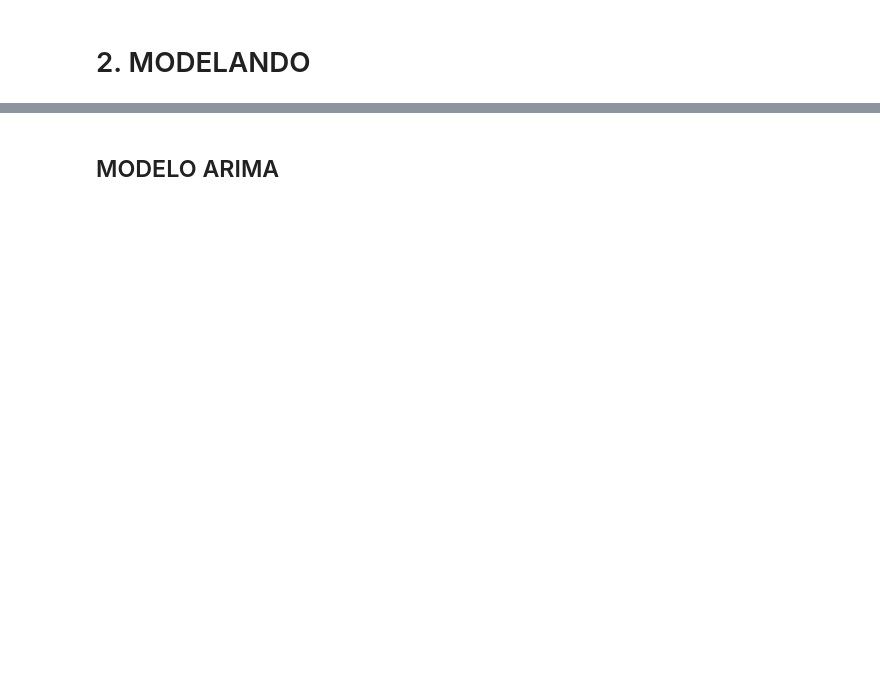
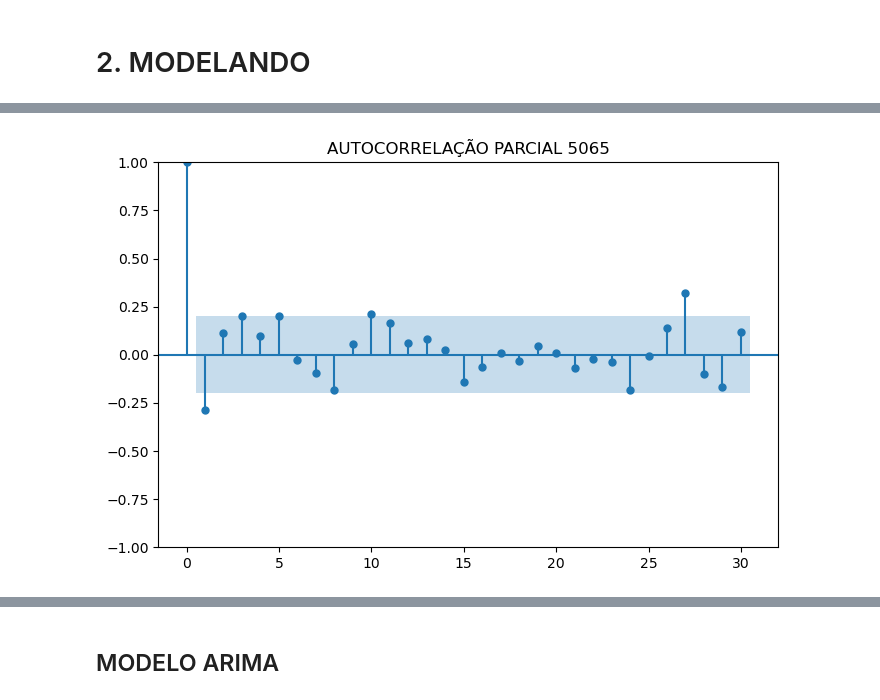
Before and after one commit to Alesandre-santos/IndicadoresGGTOX, a Jupyter notebook: script_tcc_modelo.ipynb, the cells around one changed output, grey strips where cells are left out. Saved outputs shown, nothing was run; the diff lists cells and outputs as text; code cells hidden in the pictures; blank space fills up the shorter version.

```diff
--- a/script_tcc_modelo.ipynb
+++ b/script_tcc_modelo.ipynb
@@ -74,0 +129,7 @@ memory usage: 215.9+ KB
+# %%
+fig, ax = plt.subplots(figsize=(8,5))
+plot_pacf(df65['TOTAL'], lags=30, ax=ax)
+plt.title('AUTOCORRELAÇÃO PARCIAL 5065')
+plt.show()
+# %% [output]
+[figure, added]
```
Also changed, not shown: parts of 44 cells of this notebook, 1 other file.
